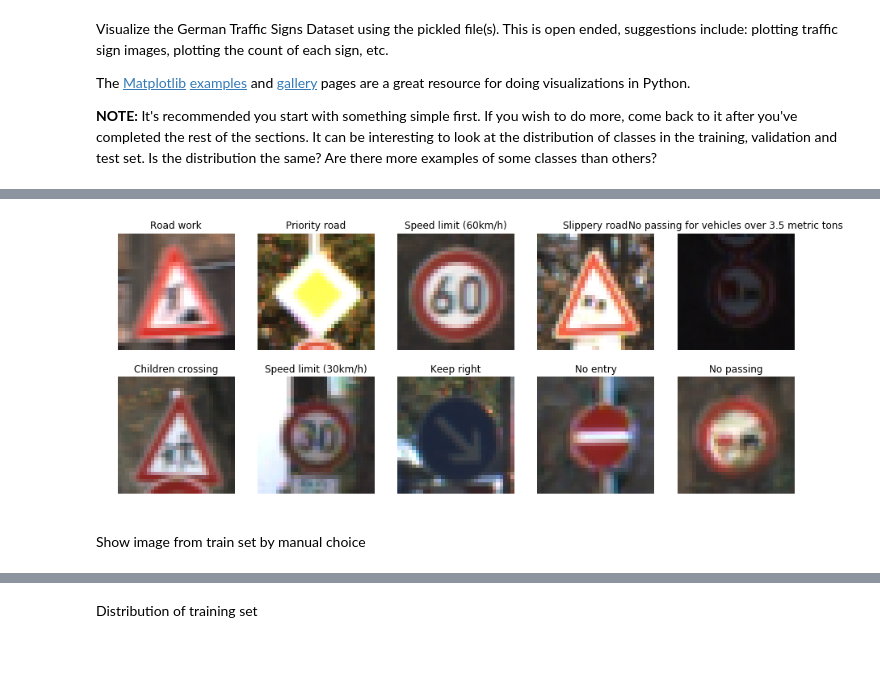
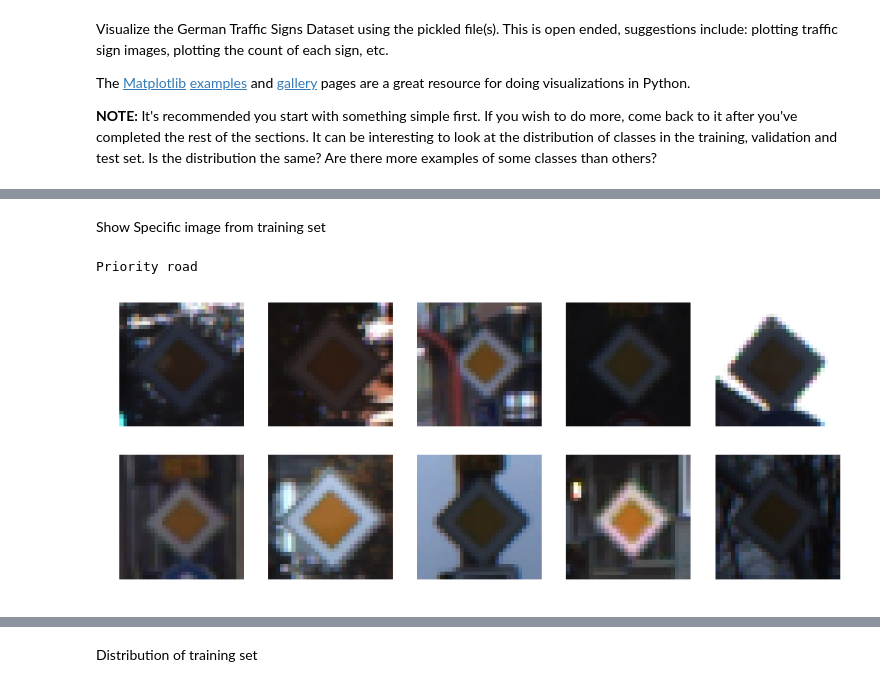
Before and after one commit to LFElodie/CarND-Traffic-Sign-Classifier-Project, a Jupyter notebook: Traffic_Sign_Classifier.ipynb, the cells around one changed output, grey strips where cells are left out. Cells and saved outputs as stored; diff of their text form; code cells hidden in the pictures; blank space fills up the shorter version.

```diff
--- a/Traffic_Sign_Classifier.ipynb
+++ b/Traffic_Sign_Classifier.ipynb
@@ -127,12 +145,17 @@ Show image from train set by random choice
+# %% [markdown]
+Show Specific image from training set
 # %%
+# choose which class to show
+which_class = 12
+
 fig, axes = plt.subplots(2,5,figsize=(15,6))
 axes = axes.ravel()
 for i in range(10):
-    index = np.random.randint(0,X_train.shape[0])
-    axes[i].imshow(X_train[index])
+    index = np.random.randint(0,X_train[y_train == which_class].shape[0])
+    img_show = X_train[y_train == which_class][index]
+    axes[i].imshow(img_show)
     axes[i].axis('off')
-    axes[i].set_title(signnames.iloc[y_train[index]].SignName)
+print(signnames.iloc[which_class].SignName)
 # %% [output]
+Priority road
-[figure, old version]
+[figure, new version]
-# %% [markdown]
-Show image from train set by manual choice
```
Also changed, not shown: parts of 22 cells of this notebook, 20 other files.
